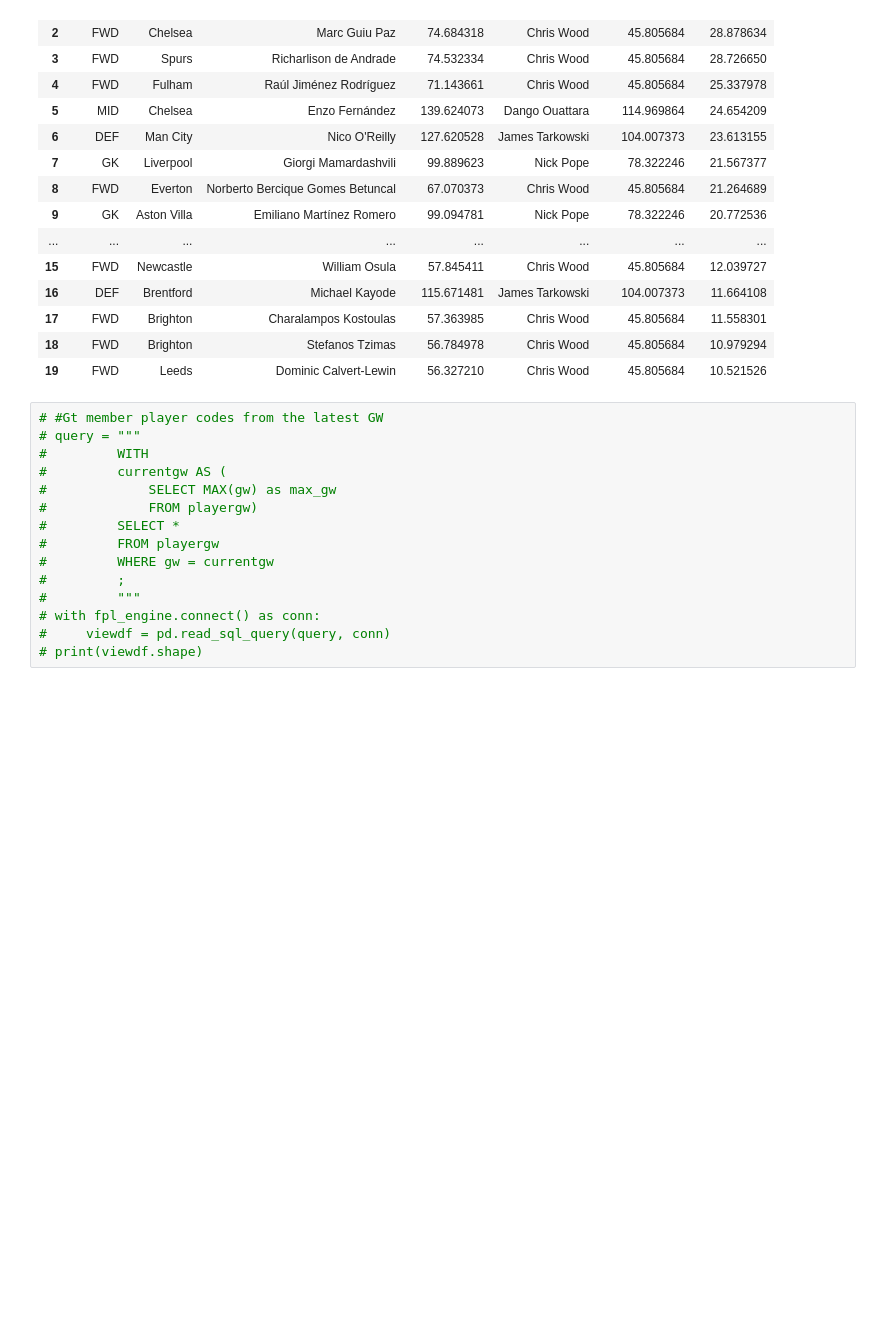
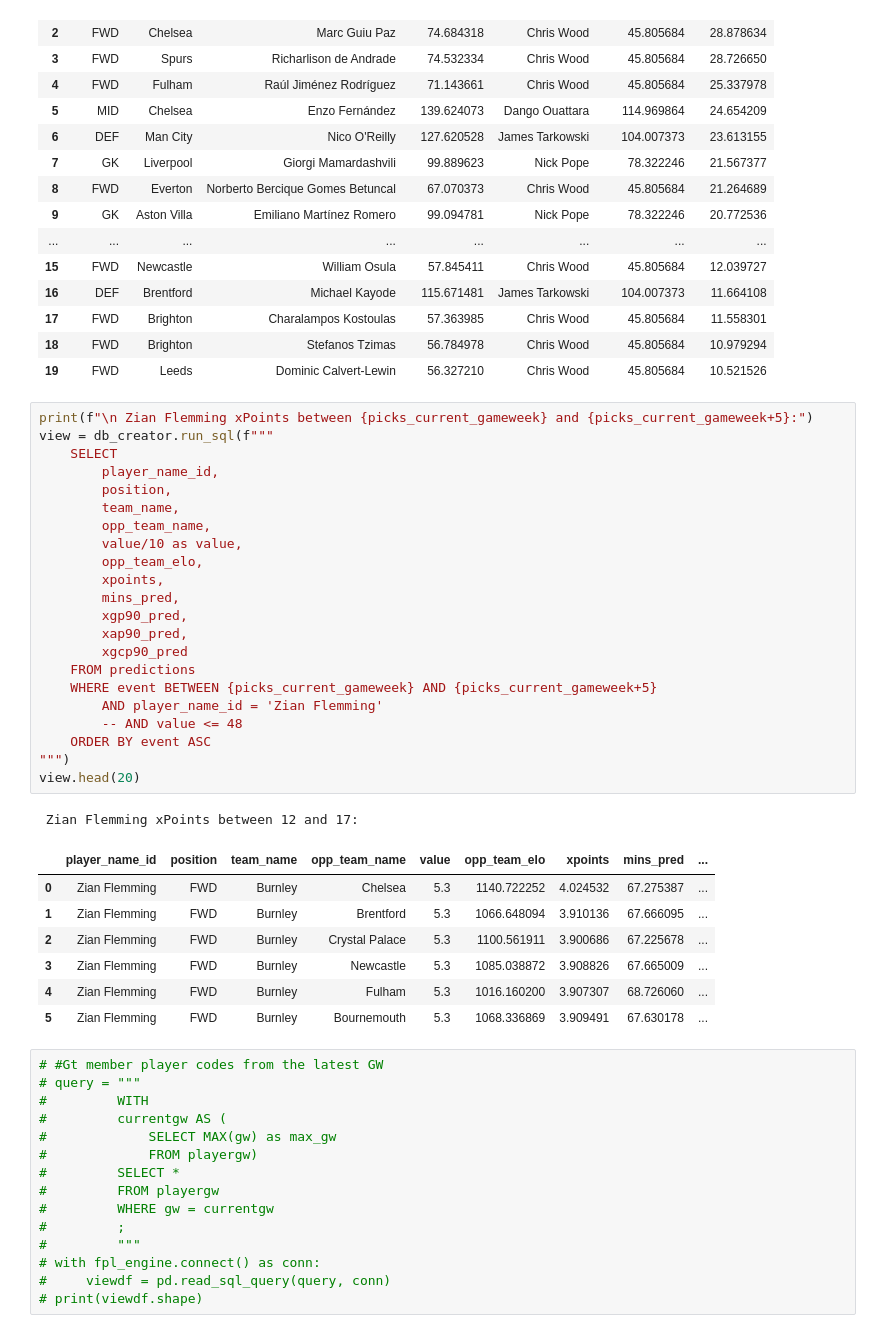
Before and after one commit to chrisimpacts/FPL-Points-Predictor, a Jupyter notebook: TRDL-Team-Analysis.ipynb, the cells around one changed output. Cells and saved outputs as stored; diff of their text form; blank space fills up the shorter version.

```diff
--- a/TRDL-Team-Analysis.ipynb
+++ b/TRDL-Team-Analysis.ipynb
@@ -266,6 +266,37 @@ Best available players to replace worst in my team over next 5 GWs: 13 to 38
 | 17 | FWD | Brighton | Charalampos Kostoulas | 57.363985 | Chris Wood | 45.805684 | 11.558301 |
 | 18 | FWD | Brighton | Stefanos Tzimas | 56.784978 | Chris Wood | 45.805684 | 10.979294 |
 | 19 | FWD | Leeds | Dominic Calvert-Lewin | 56.327210 | Chris Wood | 45.805684 | 10.521526 |
+# %%
+print(f"\n Zian Flemming xPoints between {picks_current_gameweek} and {picks_current_gameweek+5}:")
+view = db_creator.run_sql(f"""
+    SELECT
+        player_name_id,
+        position,
+        team_name,
+        opp_team_name,
+        value/10 as value,
+        opp_team_elo,
+        xpoints,
+        mins_pred,
+        xgp90_pred,
+        xap90_pred,
+        xgcp90_pred
+    FROM predictions
+    WHERE event BETWEEN {picks_current_gameweek} AND {picks_current_gameweek+5}
+        AND player_name_id = 'Zian Flemming'
+        -- AND value <= 48
+    ORDER BY event ASC
+""")
+view.head(20)
+# %% [output]
+ Zian Flemming xPoints between 12 and 17:
+|  | player_name_id | position | team_name | opp_team_name | value | opp_team_elo | xpoints | mins_pred | ... |
+| 0 | Zian Flemming | FWD | Burnley | Chelsea | 5.3 | 1140.722252 | 4.024532 | 67.275387 | ... |
+| 1 | Zian Flemming | FWD | Burnley | Brentford | 5.3 | 1066.648094 | 3.910136 | 67.666095 | ... |
+| 2 | Zian Flemming | FWD | Burnley | Crystal Palace | 5.3 | 1100.561911 | 3.900686 | 67.225678 | ... |
+| 3 | Zian Flemming | FWD | Burnley | Newcastle | 5.3 | 1085.038872 | 3.908826 | 67.665009 | ... |
+| 4 | Zian Flemming | FWD | Burnley | Fulham | 5.3 | 1016.160200 | 3.907307 | 68.726060 | ... |
+| 5 | Zian Flemming | FWD | Burnley | Bournemouth | 5.3 | 1068.336869 | 3.909491 | 67.630178 | ... |
 # %%
 # #Gt member player codes from the latest GW
 # query = """
```
Also changed, not shown: 5 other files.
